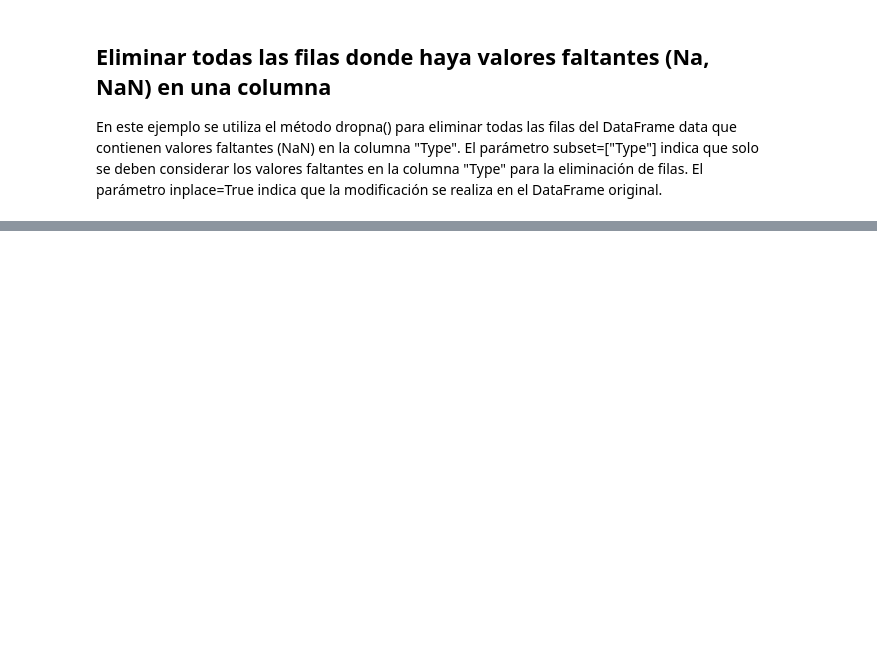
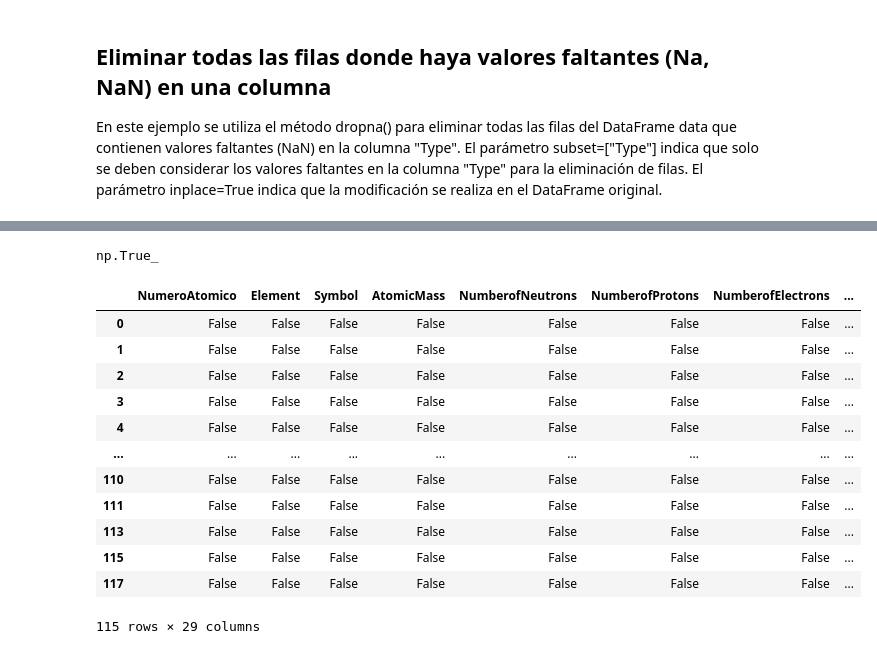
Before and after one commit to Itse-Lenguaje-para-analisis-de-datos-II/Lenguaje-para-analisis-de-datos-II, a Jupyter notebook: Modulo 2/Clase 1.ipynb, the cells around one changed output, grey strips where cells are left out. Saved outputs shown, nothing was run; the diff lists cells and outputs as text; code cells hidden in the pictures; blank space fills up the shorter version.

```diff
--- a/Modulo 2/Clase 1.ipynb
+++ b/Modulo 2/Clase 1.ipynb
@@ -500,0 +511,20 @@ df.dropna(subset=["Type"], inplace=True)
+# %%
+df.isnull().values.any()
+# %% [output]
+np.True_
+# %%
+df.isnull()
+# %% [output]
+|  | NumeroAtomico | Element | Symbol | AtomicMass | NumberofNeutrons | NumberofProtons | NumberofElectrons | ... |
+| 0 | False | False | False | False | False | False | False | ... |
+| 1 | False | False | False | False | False | False | False | ... |
+| 2 | False | False | False | False | False | False | False | ... |
+| 3 | False | False | False | False | False | False | False | ... |
+| 4 | False | False | False | False | False | False | False | ... |
+| ... | ... | ... | ... | ... | ... | ... | ... | ... |
+| 110 | False | False | False | False | False | False | False | ... |
+| 111 | False | False | False | False | False | False | False | ... |
+| 113 | False | False | False | False | False | False | False | ... |
+| 115 | False | False | False | False | False | False | False | ... |
+| 117 | False | False | False | False | False | False | False | ... |
+115 rows × 29 columns
```
Also changed, not shown: parts of 25 cells of this notebook.
